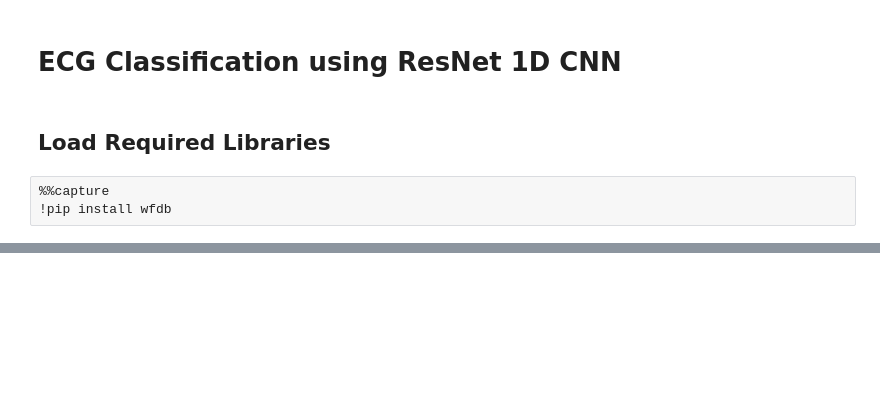
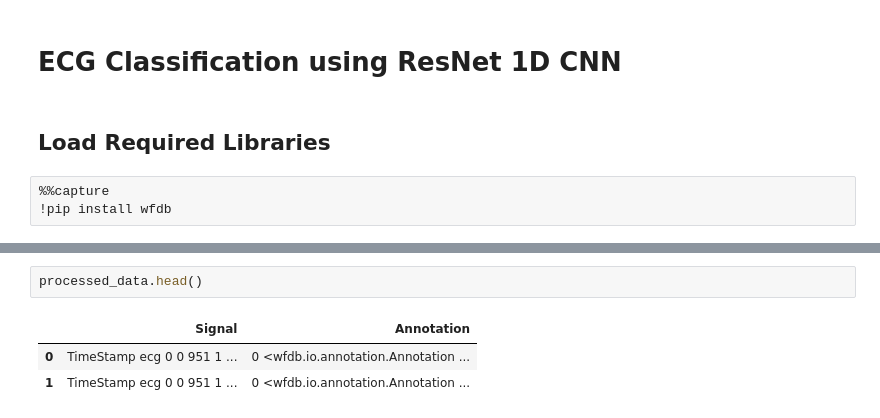
Before and after one commit to Jazhyc/ECG-Classification, a Jupyter notebook: ECG_classification.ipynb, the cells around one changed output, grey strips where cells are left out. Drawn from its saved outputs; the diff is of its cells as text; blank space fills up the shorter version.

```diff
--- a/ECG_classification.ipynb
+++ b/ECG_classification.ipynb
@@ -42,0 +583,6 @@ X_train, X_test, y_train, y_test = train_test_split(signals, labels, test_size=0
+# %%
+processed_data.head()
+# %% [output]
+|  | Signal | Annotation |
+| 0 | TimeStamp ecg 0 0 951 1 ... | 0 <wfdb.io.annotation.Annotation ... |
+| 1 | TimeStamp ecg 0 0 951 1 ... | 0 <wfdb.io.annotation.Annotation ... |
```
Also changed, not shown: parts of 17 cells of this notebook.
